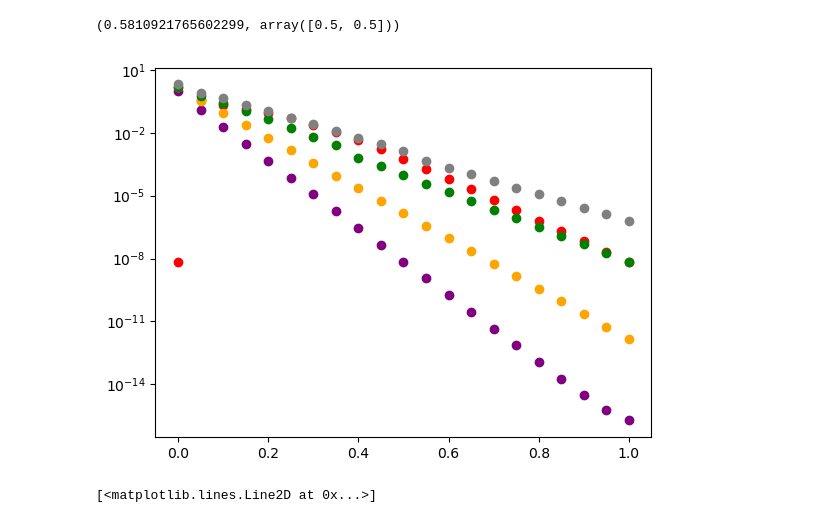
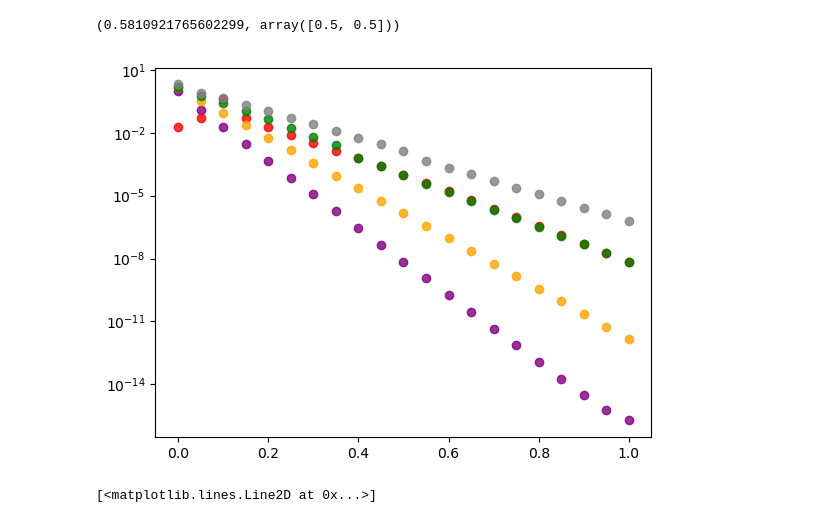
Before and after one commit to sagarkumar16/modeling-info-spread, a Jupyter notebook: notebooks/10-sk-continuous-model-plots.ipynb, the cells around one changed output. Saved outputs shown, nothing was run; the diff lists cells and outputs as text; code cells hidden in the pictures.

```diff
--- a/notebooks/10-sk-continuous-model-plots.ipynb
+++ b/notebooks/10-sk-continuous-model-plots.ipynb
@@ -291,0 +293,3 @@ KeyError: 'bin_asym_var'
+# %%
+with open('/data_users1/sagar/modeling-info-spread/pickles/all_channels_mean_field', 'wb') as f_mf:
+    pickle.dump(mean_field_results, f_mf)
@@ -319,3 +396,9 @@ abridged_errors.size
+# %%
+with open('/data_users1/sagar/modeling-info-spread/pickles/all_channels_monte_carlo.pkl', 'rb') as f_mc:
+    mean_gillespie_results = pickle.load(f_mc)
+# %%
+with open('/data_users1/sagar/modeling-info-spread/pickles/all_channels_mean_field', 'rb') as f_mf:
+    mean_field_results = pickle.load(f_mf)
 # %%
 fig, axs = plt.subplots(abridged_errors.size, len(mean_gillespie_results.keys()))
 
@@ -349,9 +432,10 @@ for name, sim_dict in mean_gillespie_results.items():
             axs[error_idx, channel_idx].set_ylabel(f"{float(err):.3}")
 
         if channel_idx==num_channels-1:
-            axs[error_idx, channel_idx].yaxis.tick_right()
-            axs[error_idx, channel_idx].yaxis.set_label_position("right")
-            axs[error_idx, channel_idx].set_yticks(np.linspace(0,1,6))
+            #axs[error_idx, channel_idx].yaxis.tick_right()
+            #axs[error_idx, channel_idx].yaxis.set_label_position("right")
+            #axs[error_idx, channel_idx].set_yticks(np.linspace(0,1,3))
+            axs[error_idx, channel_idx].set_yticks([])
         else:
             axs[error_idx, channel_idx].set_yticks([])
 
@@ -360,4 +444,6 @@ for name, sim_dict in mean_gillespie_results.items():
         error_idx += 1
 
     channel_idx += 1
+
+plt.savefig('/home/sagar/modeling-info-spread/reports/figures/abridged_continuous_phi_plots_2.pdf')
 # %% [output]
@@ -3502,28 +3588,28 @@ estimate_spreading_capacity(Q=single_flip_channel(1,0.01), E=single_flip_channel
 # %%
 plt.plot(np.linspace(0,1,21),
          [estimate_spreading_capacity(Q=single_flip_channel(1,err),
                                       E=single_flip_channel(1,0.001))[0] for err in np.linspace(0,1,21)], 'o',
-         color='purple')
+         color='purple', alpha=0.8)
 plt.plot(np.linspace(0,1,21), # This should be 0.1
-         [estimate_spreading_capacity(Q=bin_asym_channel(0.01,(err - 0.01) % 1),
+         [estimate_spreading_capacity(Q=bin_asym_channel(0.1,np.abs(0.1 - err)),
                                       E=single_flip_channel(1,0.001))[0] for err in np.linspace(0,1,21)], 'o',
-         color='red')
+         color='red', alpha=0.8)
 plt.plot(np.linspace(0,1,21),
          [estimate_spreading_capacity(Q=simplex_channel(3,err),
                                       E=simplex_channel(3,0.001))[0] for err in np.linspace(0,1,21)], 'o',
-         color='orange')
+         color='orange', alpha=0.8)
 plt.plot(np.linspace(0,1,21),
          [estimate_spreading_capacity(Q=star_channel(3,err),
                                       E=simplex_channel(3,0.001))[0] for err in np.linspace(0,1,21)], 'o',
-         color='green')
+         color='green', alpha=0.8)
 plt.plot(np.linspace(0,1,21),
          [estimate_spreading_capacity(Q=paw_channel(err),
                                       E=simplex_channel(4,0.001))[0] for err in np.linspace(0,1,21)], 'o',
-         color='grey')
+         color='grey', alpha=0.8)
 
 plt.yscale('log')
 # %% [output]
-[figure, old version]
+[figure, new version]
 # %%
 plt.plot(np.linspace(0,1,21),
          [estimate_spreading_capacity(Q=single_flip_channel(1,0.001),
```
Also changed, not shown: parts of 14 cells of this notebook, 8 other files.
